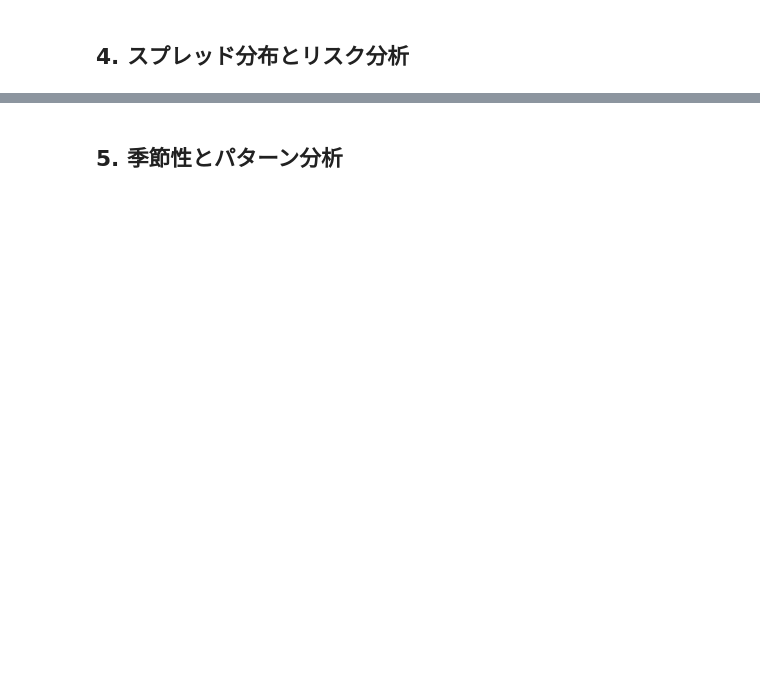
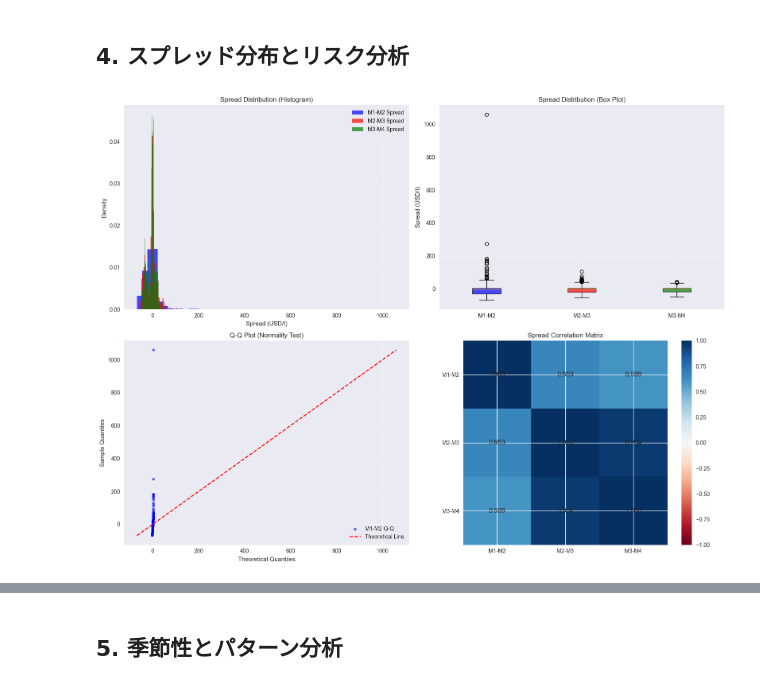
Before and after one commit to telesuhr/JupyterCopper, a Jupyter notebook: analysis_notebooks/adjacent_month_spreads/1_adjacent_spreads_basic_analysis.ipynb, the cells around one changed output, grey strips where cells are left out. Saved outputs shown, nothing was run; the diff lists cells and outputs as text; code cells hidden in the pictures; blank space fills up the shorter version.

```diff
--- a/analysis_notebooks/adjacent_month_spreads/1_adjacent_spreads_basic_analysis.ipynb
+++ b/analysis_notebooks/adjacent_month_spreads/1_adjacent_spreads_basic_analysis.ipynb
@@ -519,3 +400,88 @@ dist_chart.write_image('../generated_images/adjacent_spreads_distribution_analys
+# %%
+# スプレッド分布の詳細分析
+def plot_spread_distributions(df):
+    """スプレッド分布の可視化（matplotlib版）"""
+    spread_columns = ['M1_M2_spread', 'M2_M3_spread', 'M3_M4_spread']
+    spread_names = ['M1-M2', 'M2-M3', 'M3-M4']
+
+    fig, ((ax1, ax2), (ax3, ax4)) = plt.subplots(2, 2, figsize=(16, 12))
+
+    colors = ['blue', 'red', 'green']
+
+    # 1. ヒストグラム
+    for i, (col, name, color) in enumerate(zip(spread_columns, spread_names, colors)):
+        ax1.hist(df[col], bins=50, alpha=0.7, color=color, label=f'{name} Spread', density=True)
+    ax1.set_title('Spread Distribution (Histogram)')
+    ax1.set_xlabel('Spread (USD/t)')
+    ax1.set_ylabel('Density')
+    ax1.legend()
+    ax1.grid(True, alpha=0.3)
+
+    # 2. ボックスプロット
+    box_data = [df[col].dropna() for col in spread_columns]
+    bp = ax2.boxplot(box_data, labels=spread_names, patch_artist=True)
+    for patch, color in zip(bp['boxes'], colors):
+        patch.set_facecolor(color)
+        patch.set_alpha(0.7)
+    ax2.set_title('Spread Distribution (Box Plot)')
+    ax2.set_ylabel('Spread (USD/t)')
+    ax2.grid(True, alpha=0.3)
+
+    # 3. Q-Qプロット（M1-M2スプレッドのみ）
+    from scipy.stats import probplot
+
+    # データを清理してNaNを除去
+    clean_data = df['M1_M2_spread'].dropna()
+
+    # probplotの正しい使用方法
+    prob_result = probplot(clean_data, dist="norm", plot=None)
+    theoretical_quantiles = prob_result[0][0]
+    sample_quantiles = prob_result[0][1]
+
+    ax3.scatter(theoretical_quantiles, sample_quantiles, alpha=0.6, s=20, color='blue', label='M1-M2 Q-Q')
+
+    # 理論線の計算
+    min_val = min(theoretical_quantiles.min(), sample_quantiles.min())
+    max_val = max(theoretical_quantiles.max(), sample_quantiles.max())
+    ax3.plot([min_val, max_val], [min_val, max_val], 'r--', label='Theoretical Line')
+
+    ax3.set_title('Q-Q Plot (Normality Test)')
+    ax3.set_xlabel('Theoretical Quantiles')
+    ax3.set_ylabel('Sample Quantiles')
+    ax3.legend()
+    ax3.grid(True, alpha=0.3)
+
+    # 4. 相関行列のヒートマップ
+    corr_matrix = df[spread_columns].corr()
+    im = ax4.imshow(corr_matrix, cmap='RdBu', vmin=-1, vmax=1)
+
+    # 相関係数の値を表示
+    for i in range(len(spread_names)):
+        for j in range(len(spread_names)):
+            ax4.text(j, i, f'{corr_matrix.iloc[i, j]:.3f}',
+                    ha='center', va='center', fontsize=12)
+
+    ax4.set_xticks(range(len(spread_names)))
+    ax4.set_yticks(range(len(spread_names)))
+    ax4.set_xticklabels(spread_names)
+    ax4.set_yticklabels(spread_names)
+    ax4.set_title('Spread Correlation Matrix')
+
+    # カラーバー
+    plt.colorbar(im, ax=ax4)
+
+    plt.tight_layout()
+    return fig
+
+# 分布分析チャート
+dist_chart = plot_spread_distributions(spreads_data)
+plt.show()
+
+# 画像保存
+dist_chart.savefig('../../generated_images/adjacent_spreads_distribution_analysis.png',
+                  dpi=300, bbox_inches='tight')
+# %% [output]
+[figure, added]
 # %%
 # 正規性検定と統計的検定
 def statistical_tests(df):
```
Also changed, not shown: parts of 15 cells of this notebook, 13 other files.
